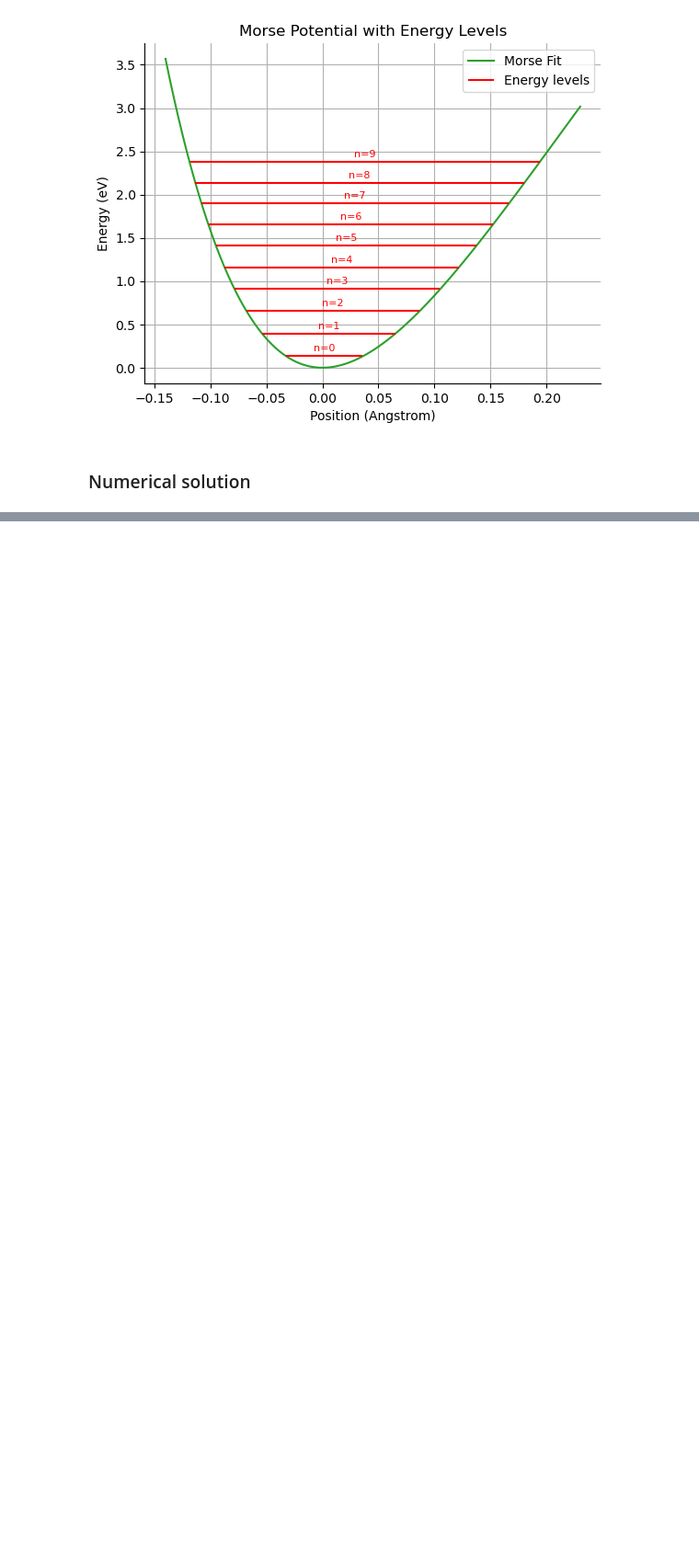
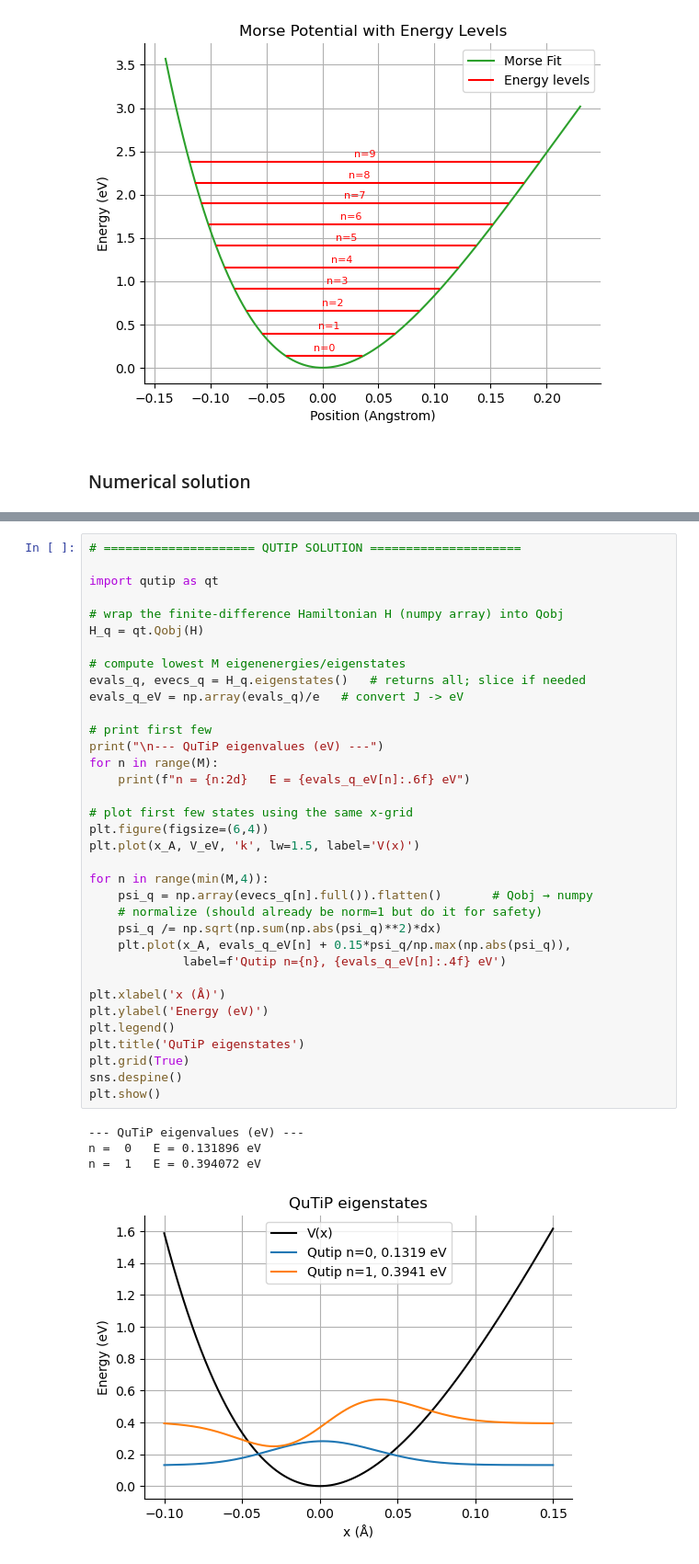
Before and after one commit to framere/SideProj, a Jupyter notebook: calculations_python.ipynb, the cells around one changed output, grey strips where cells are left out. Shown: that part at 92% size. Drawn from its saved outputs; the diff is of its cells as text; blank space fills up the shorter version.

```diff
--- a/calculations_python.ipynb
+++ b/calculations_python.ipynb
@@ -140,0 +208,40 @@ plt.grid()
+# %%
+# ===================== QUTIP SOLUTION =====================
+
+import qutip as qt
+
+# wrap the finite-difference Hamiltonian H (numpy array) into Qobj
+H_q = qt.Qobj(H)
+
+# compute lowest M eigenenergies/eigenstates
+evals_q, evecs_q = H_q.eigenstates()   # returns all; slice if needed
+evals_q_eV = np.array(evals_q)/e   # convert J -> eV
+
+# print first few
+print("\n--- QuTiP eigenvalues (eV) ---")
+for n in range(M):
+    print(f"n = {n:2d}   E = {evals_q_eV[n]:.6f} eV")
+
+# plot first few states using the same x-grid
+plt.figure(figsize=(6,4))
+plt.plot(x_A, V_eV, 'k', lw=1.5, label='V(x)')
+
+for n in range(min(M,4)):
+    psi_q = np.array(evecs_q[n].full()).flatten()       # Qobj → numpy
+    # normalize (should already be norm=1 but do it for safety)
+    psi_q /= np.sqrt(np.sum(np.abs(psi_q)**2)*dx)
+    plt.plot(x_A, evals_q_eV[n] + 0.15*psi_q/np.max(np.abs(psi_q)),
+             label=f'Qutip n={n}, {evals_q_eV[n]:.4f} eV')
+
+plt.xlabel('x (Å)')
+plt.ylabel('Energy (eV)')
+plt.legend()
+plt.title('QuTiP eigenstates')
+plt.grid(True)
+sns.despine()
+plt.show()
+# %% [output]
+--- QuTiP eigenvalues (eV) ---
+n =  0   E = 0.131896 eV
+n =  1   E = 0.394072 eV
+[figure, added]
```
Also changed, not shown: parts of 4 cells of this notebook, 4 other files.
